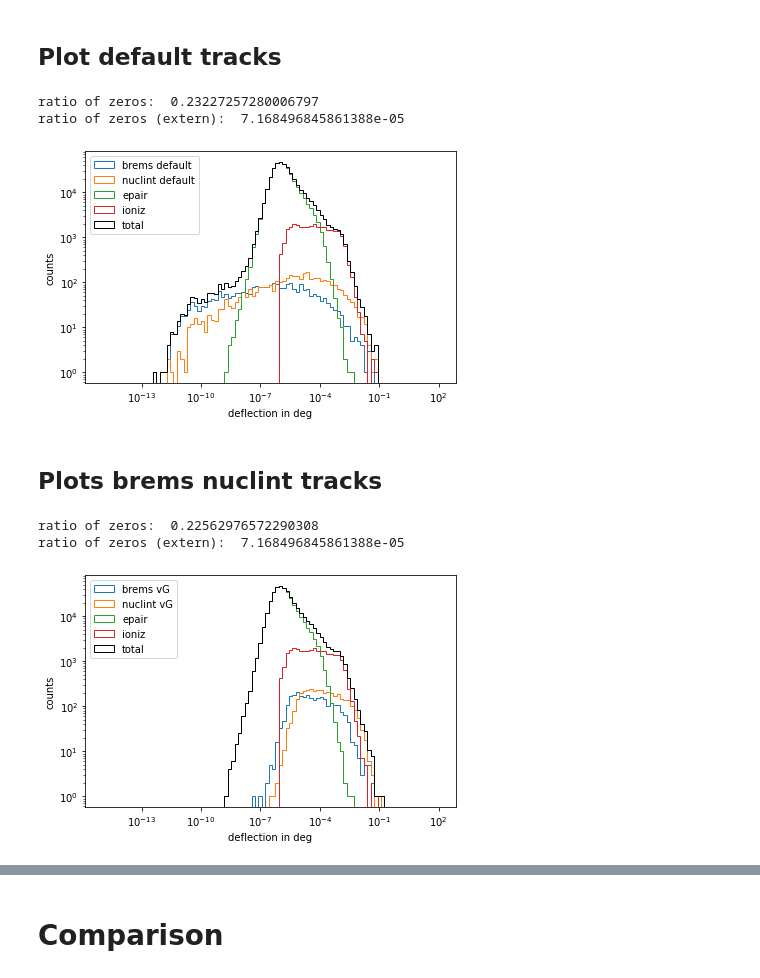
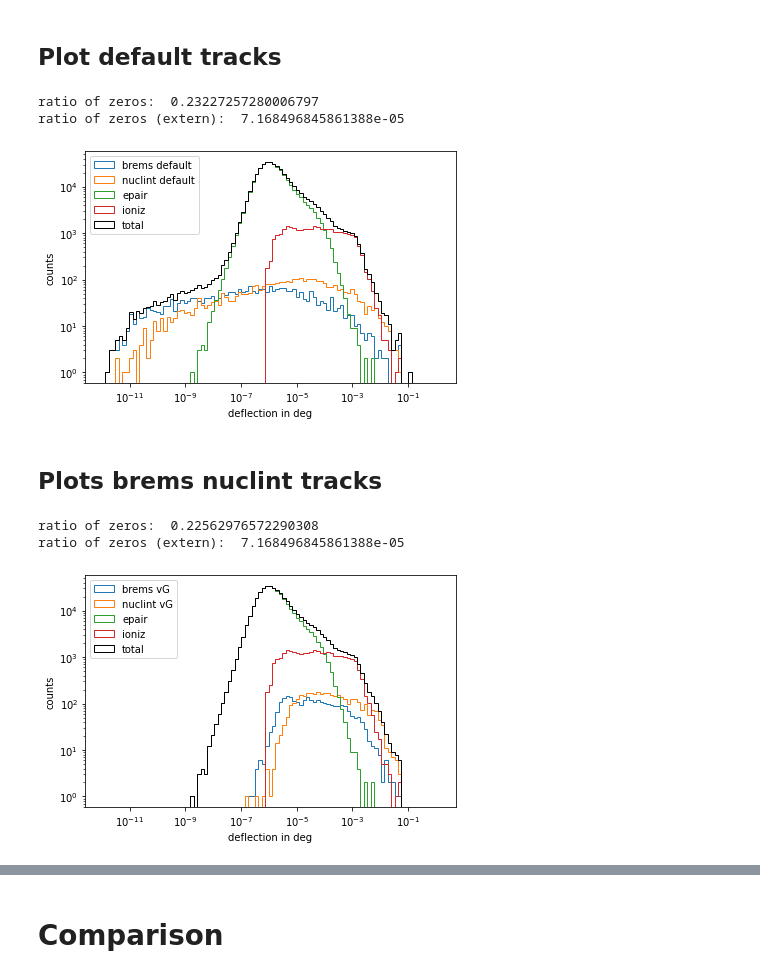
Before and after one commit to pascalgutjahr/muon-deflection-paper, a Jupyter notebook: deflection/deflection_along_sampling.ipynb, the cells around one changed output, grey strips where cells are left out. Drawn from its saved outputs; the diff is of its cells as text; code cells hidden in the pictures.

```diff
--- a/deflection/deflection_along_sampling.ipynb
+++ b/deflection/deflection_along_sampling.ipynb
@@ -404,37 +404,37 @@ for e, e_loss in zip(ioniz_e, ioniz_loss):
 # %% [markdown]
 ## Plot default tracks
 # %%
-bins = np.logspace(-15, 2, 100)
+bins = np.logspace(-12, 0.1, 100)
 
 plt.hist(np.rad2deg(brems_defl_default_ex), bins=bins, histtype='step', color=colors['brems'], label='brems default')
 plt.hist(np.rad2deg(nuclint_defl_default_ex), bins=bins, histtype='step', color=colors['nuclint'], label='nuclint default')
 plt.hist(np.rad2deg(epair_defl_default_ex), bins=bins, histtype='step', color=colors['epair'], label='epair')
 plt.hist(np.rad2deg(ioniz_defl_default_ex), bins=bins, histtype='step', color=colors['ioniz'], label='ioniz')
 
 total_defl_default = list(flatten([brems_defl_default_ex, nuclint_defl_default_ex, epair_defl_default_ex, ioniz_defl_default_ex]))
 plt.hist(np.rad2deg(total_defl_default), bins=bins, histtype='step', color='black', label='total')
 
 
 plt.xscale('log')
 plt.yscale('log')
 plt.xlabel('deflection in deg')
 plt.ylabel('counts')
 plt.legend(loc='upper left')
 plt.tight_layout()
 if save_plot:
     plt.savefig(plot_dir + '{}_{}_{}events_default.pdf'.format(energy_name(E_i), energy_name(E_f), n_events))
 
 # ratio of zeros
 print('ratio of zeros: ', np.sum(np.array(stoch_defl)==0)/len(stoch_defl)) # angle calculated in propagation
 print('ratio of zeros (extern): ', np.sum(np.array(total_defl_default)==0)/len(total_defl_default))
 # %% [output]
 ratio of zeros:  0.23227257280006797
 ratio of zeros (extern):  7.168496845861388e-05
-[figure, old version]
+[figure, new version]
 # %% [markdown]
 ## Plots brems nuclint tracks
 # %%
-bins = np.logspace(-15, 2, 100)
+bins = np.logspace(-12, 0.1, 100)
 
 plt.hist(np.rad2deg(brems_defl_vG_ex), bins=bins, histtype='step', color=colors['brems'], label='brems vG')
 plt.hist(np.rad2deg(nuclint_defl_vG_ex), bins=bins, histtype='step', color=colors['nuclint'], label='nuclint vG')
@@ -459,4 +459,4 @@ print('ratio of zeros (extern): ', np.sum(np.array(total_defl_vG)==0)/len(total_
 # %% [output]
 ratio of zeros:  0.22562976572290308
 ratio of zeros (extern):  7.168496845861388e-05
-[figure, old version]
+[figure, new version]
```
Also changed, not shown: parts of 5 cells of this notebook, 1 other file.
